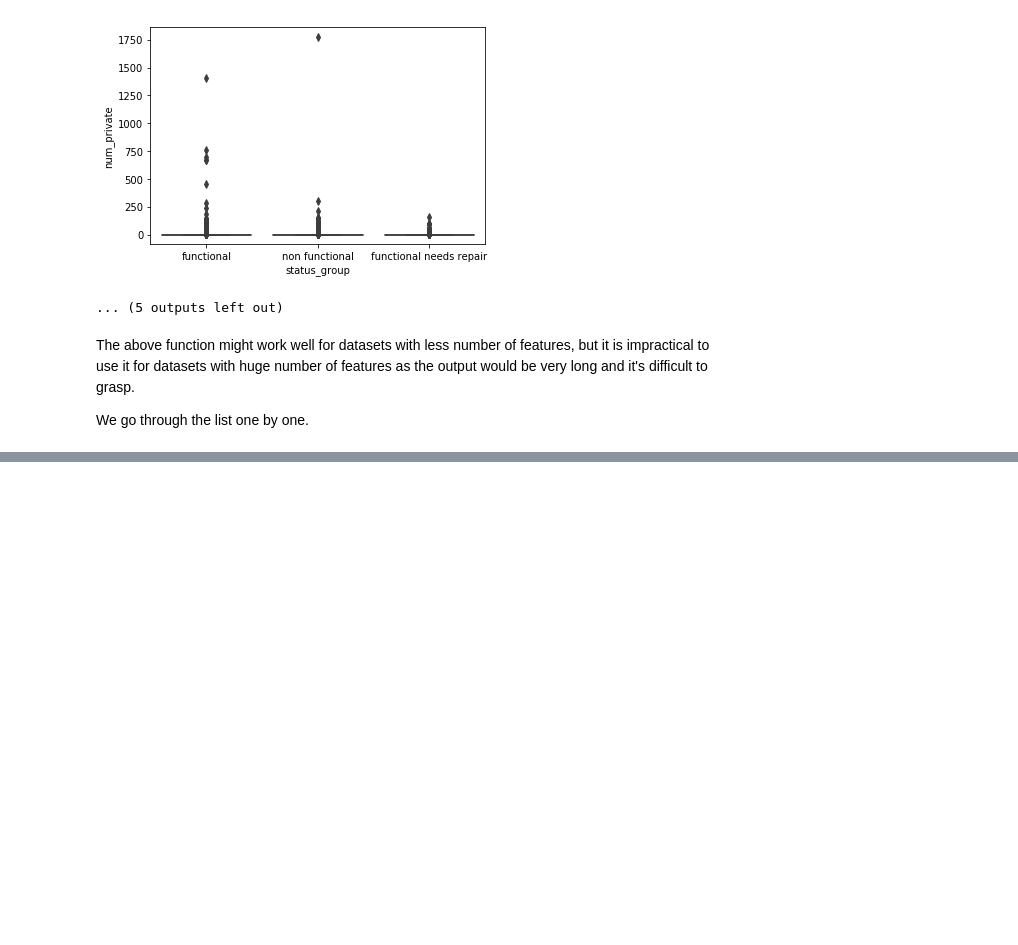
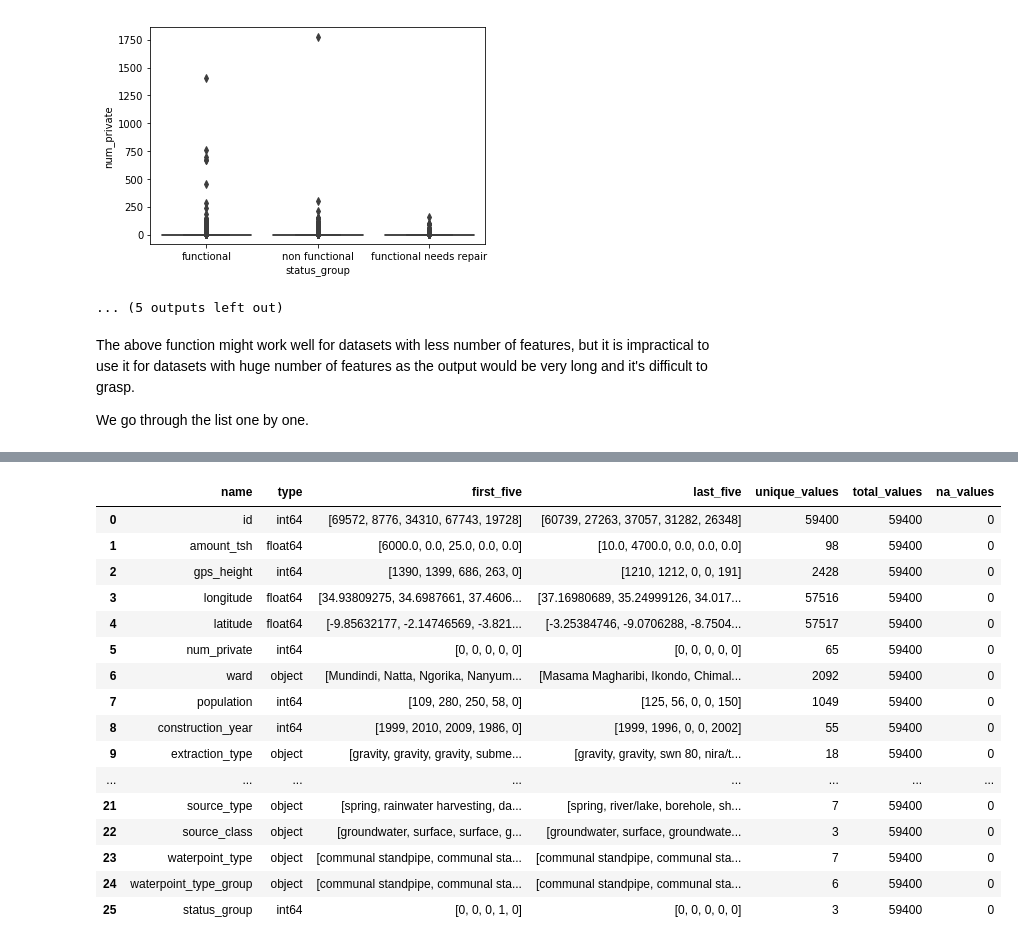
Before and after one commit to karun-r/pumpitup, a Jupyter notebook: notebooks/EDA.ipynb, the cells around one changed output, grey strips where cells are left out. Saved outputs shown, nothing was run; the diff lists cells and outputs as text; code cells hidden in the pictures; blank space fills up the shorter version.

```diff
--- a/notebooks/EDA.ipynb
+++ b/notebooks/EDA.ipynb
@@ -355,0 +259,21 @@ ValueError: shapes (59400,3) and (59400,3) not aligned: 3 (dim 1) != 59400 (dim
+# %%
+summary_df = describe_df(t_df)
+summary_df
+# %% [output]
+|  | name | type | first_five | last_five | unique_values | total_values | na_values |
+| 0 | id | int64 | [69572, 8776, 34310, 67743, 19728] | [60739, 27263, 37057, 31282, 26348] | 59400 | 59400 | 0 |
+| 1 | amount_tsh | float64 | [6000.0, 0.0, 25.0, 0.0, 0.0] | [10.0, 4700.0, 0.0, 0.0, 0.0] | 98 | 59400 | 0 |
+| 2 | gps_height | int64 | [1390, 1399, 686, 263, 0] | [1210, 1212, 0, 0, 191] | 2428 | 59400 | 0 |
+| 3 | longitude | float64 | [34.93809275, 34.6987661, 37.4606... | [37.16980689, 35.24999126, 34.017... | 57516 | 59400 | 0 |
+| 4 | latitude | float64 | [-9.85632177, -2.14746569, -3.821... | [-3.25384746, -9.0706288, -8.7504... | 57517 | 59400 | 0 |
+| 5 | num_private | int64 | [0, 0, 0, 0, 0] | [0, 0, 0, 0, 0] | 65 | 59400 | 0 |
+| 6 | ward | object | [Mundindi, Natta, Ngorika, Nanyum... | [Masama Magharibi, Ikondo, Chimal... | 2092 | 59400 | 0 |
+| 7 | population | int64 | [109, 280, 250, 58, 0] | [125, 56, 0, 0, 150] | 1049 | 59400 | 0 |
+| 8 | construction_year | int64 | [1999, 2010, 2009, 1986, 0] | [1999, 1996, 0, 0, 2002] | 55 | 59400 | 0 |
+| 9 | extraction_type | object | [gravity, gravity, gravity, subme... | [gravity, gravity, swn 80, nira/t... | 18 | 59400 | 0 |
+| ... | ... | ... | ... | ... | ... | ... | ... |
+| 21 | source_type | object | [spring, rainwater harvesting, da... | [spring, river/lake, borehole, sh... | 7 | 59400 | 0 |
+| 22 | source_class | object | [groundwater, surface, surface, g... | [groundwater, surface, groundwate... | 3 | 59400 | 0 |
+| 23 | waterpoint_type | object | [communal standpipe, communal sta... | [communal standpipe, communal sta... | 7 | 59400 | 0 |
+| 24 | waterpoint_type_group | object | [communal standpipe, communal sta... | [communal standpipe, communal sta... | 6 | 59400 | 0 |
+| 25 | status_group | int64 | [0, 0, 0, 1, 0] | [0, 0, 0, 0, 0] | 3 | 59400 | 0 |
```
Also changed, not shown: parts of 37 cells of this notebook.
